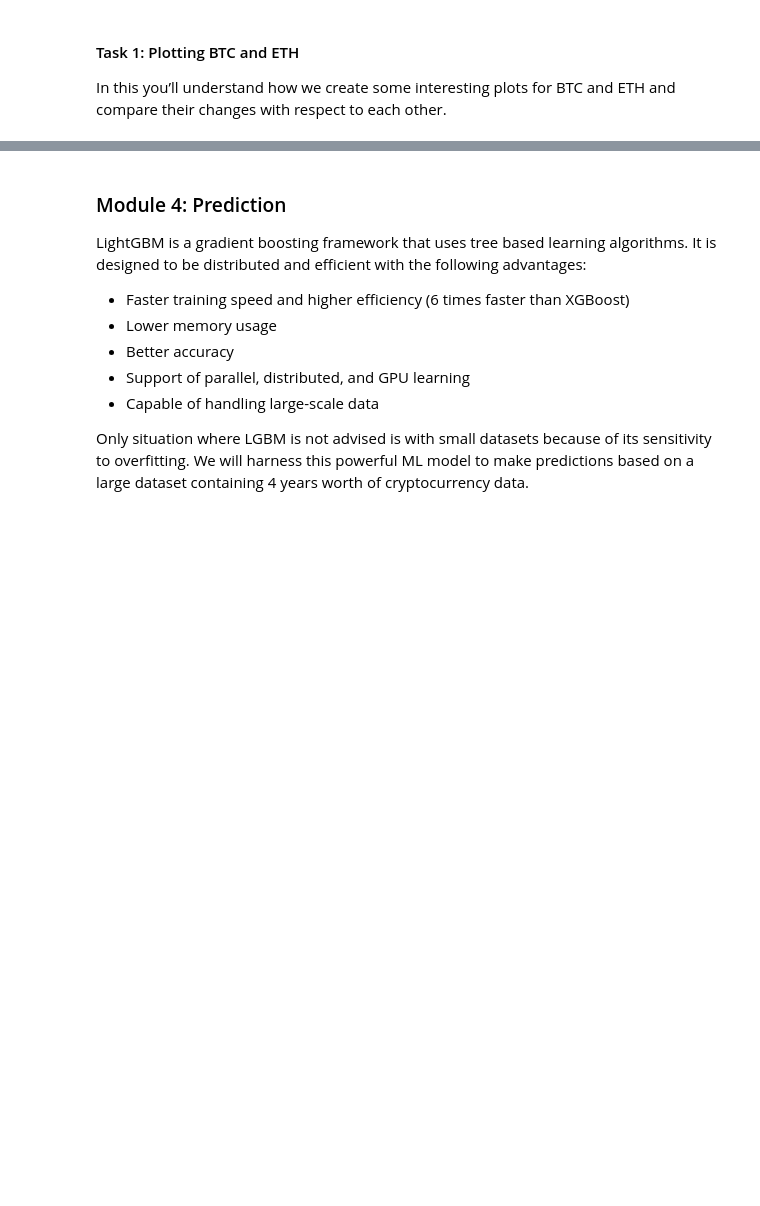
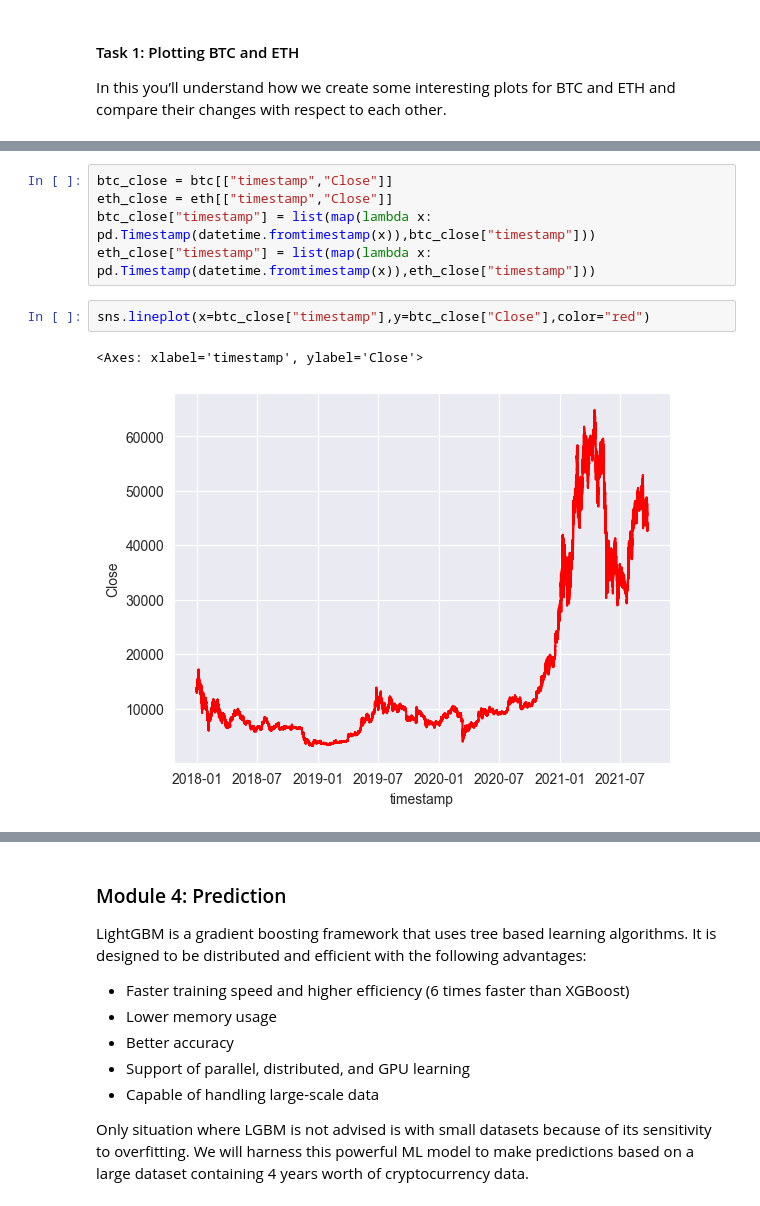
Before and after one commit to amithvardhan99/drivendata, a Jupyter notebook: Crypto Forecasting Model For Market Data 2018 - 2021/notebook_new.ipynb, the cells around one changed output, grey strips where cells are left out. Cells and saved outputs as stored; diff of their text form; blank space fills up the shorter version.

```diff
--- a/Crypto Forecasting Model For Market Data 2018 - 2021/notebook_new.ipynb
+++ b/Crypto Forecasting Model For Market Data 2018 - 2021/notebook_new.ipynb
@@ -199,0 +276,10 @@ In this you’ll understand how we will plot coin correlation of all 14 coins fo
+# %%
+btc_close = btc[["timestamp","Close"]]
+eth_close = eth[["timestamp","Close"]]
+btc_close["timestamp"] = list(map(lambda x: pd.Timestamp(datetime.fromtimestamp(x)),btc_close["timestamp"]))
+eth_close["timestamp"] = list(map(lambda x: pd.Timestamp(datetime.fromtimestamp(x)),eth_close["timestamp"]))
+# %%
+sns.lineplot(x=btc_close["timestamp"],y=btc_close["Close"],color="red")
+# %% [output]
+<Axes: xlabel='timestamp', ylabel='Close'>
+[figure, added]
```
Also changed, not shown: parts of 12 cells of this notebook.
